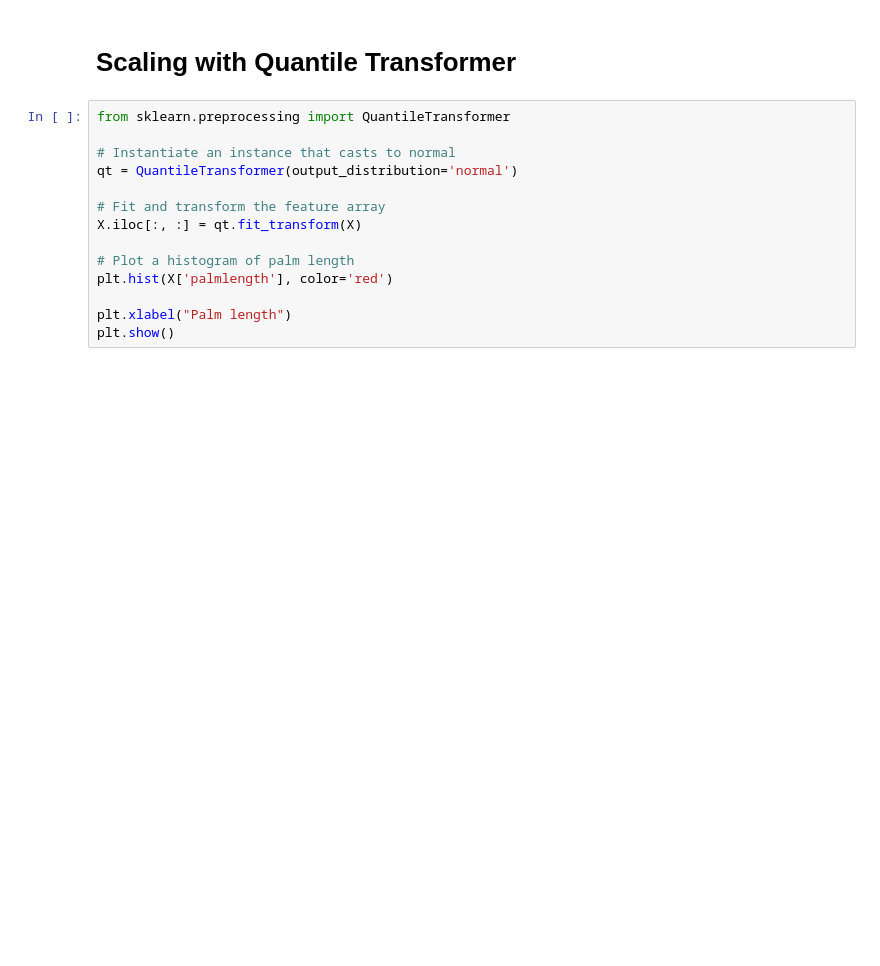
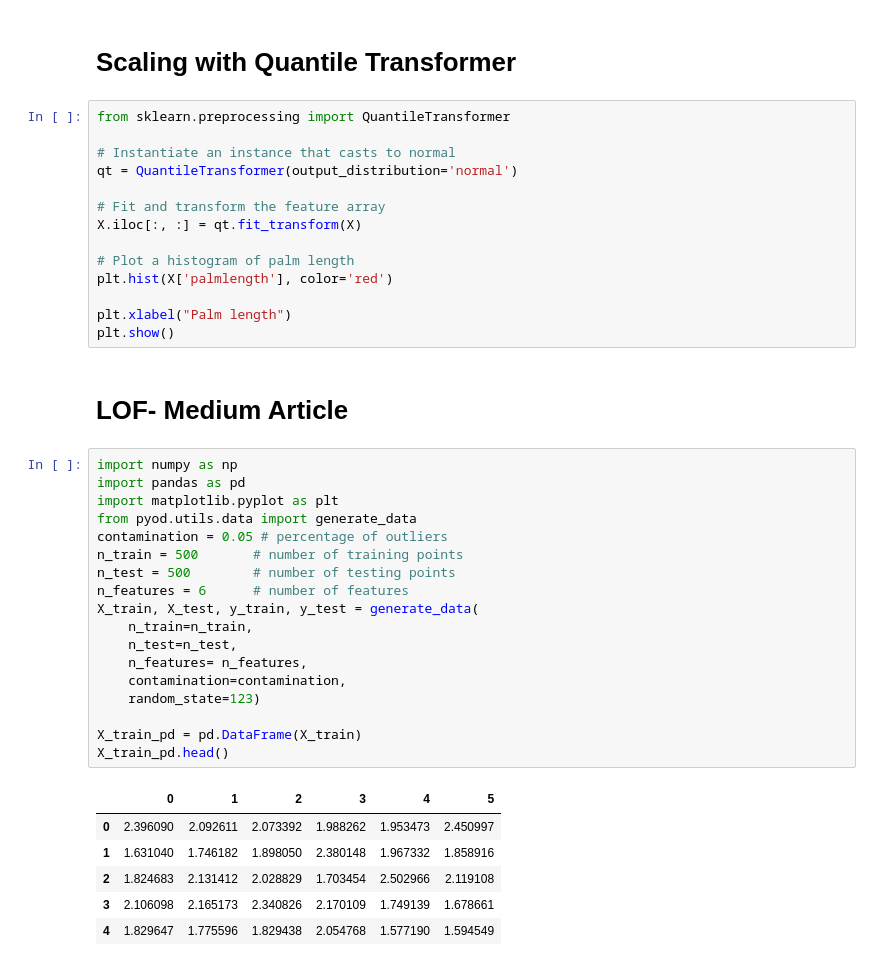
Before and after one commit to andishehtavakoli/machine-learning-projects, a Jupyter notebook: anomaly_detection/helper_function.ipynb, the cells around one changed output. Cells and saved outputs as stored; diff of their text form; blank space fills up the shorter version.

Commit message:
lof-medum-article

```diff
--- a/anomaly_detection/helper_function.ipynb
+++ b/anomaly_detection/helper_function.ipynb
@@ -407,3 +407,30 @@ plt.hist(X['palmlength'], color='red')
 
 plt.xlabel("Palm length")
 plt.show()
+# %% [markdown]
+# LOF- Medium Article
+# %%
+import numpy as np
+import pandas as pd
+import matplotlib.pyplot as plt
+from pyod.utils.data import generate_data
+contamination = 0.05 # percentage of outliers
+n_train = 500       # number of training points
+n_test = 500        # number of testing points
+n_features = 6      # number of features
+X_train, X_test, y_train, y_test = generate_data(
+    n_train=n_train,
+    n_test=n_test,
+    n_features= n_features,
+    contamination=contamination,
+    random_state=123)
+
+X_train_pd = pd.DataFrame(X_train)
+X_train_pd.head()
+# %% [output]
+|  | 0 | 1 | 2 | 3 | 4 | 5 |
+| 0 | 2.396090 | 2.092611 | 2.073392 | 1.988262 | 1.953473 | 2.450997 |
+| 1 | 1.631040 | 1.746182 | 1.898050 | 2.380148 | 1.967332 | 1.858916 |
+| 2 | 1.824683 | 2.131412 | 2.028829 | 1.703454 | 2.502966 | 2.119108 |
+| 3 | 2.106098 | 2.165173 | 2.340826 | 2.170109 | 1.749139 | 1.678661 |
+| 4 | 1.829647 | 1.775596 | 1.829438 | 2.054768 | 1.577190 | 1.594549 |
```
Also changed, not shown: parts of 9 cells of this notebook, 2 other files.
